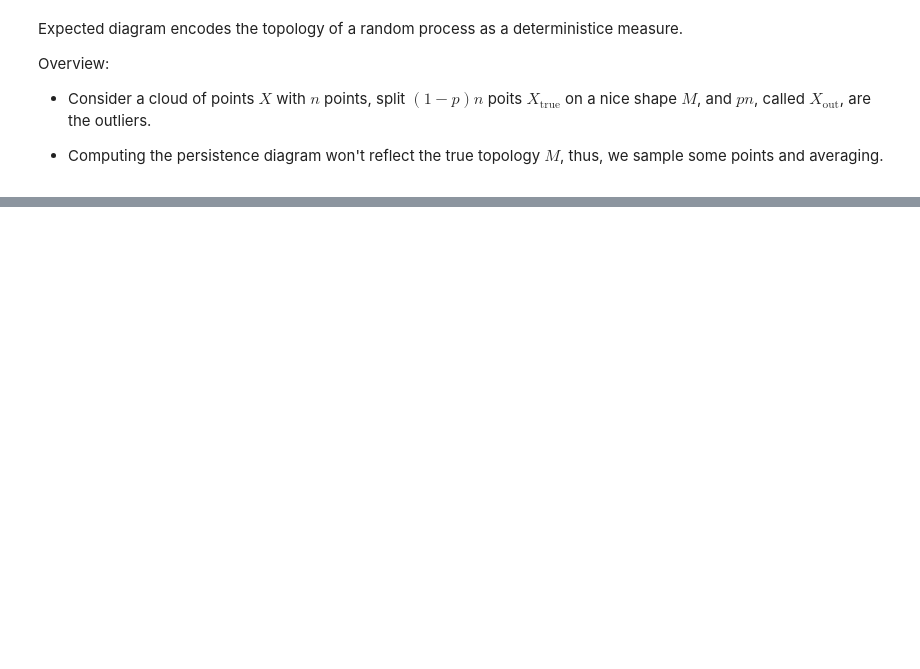
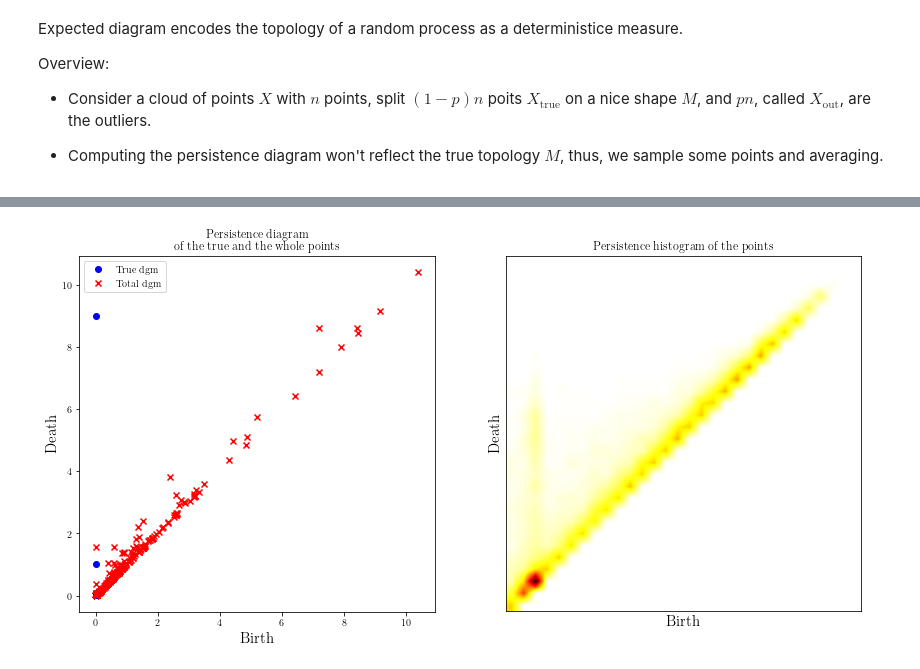
Before and after one commit to sonLe-Thanh/TDATutorials, a Jupyter notebook: Expected persistence diagram.ipynb, the cells around one changed output, grey strips where cells are left out. Drawn from its saved outputs; the diff is of its cells as text; code cells hidden in the pictures; blank space fills up the shorter version.

```diff
--- a/Expected persistence diagram.ipynb
+++ b/Expected persistence diagram.ipynb
@@ -63,0 +62,47 @@ samples = [np.random.choice(n, no_samples, )]
+# %%
+samples = [np.random.choice(n, no_samples, replace=True) for _ in range(no_experiments)]
+X_samples = [X[sample] for sample in samples]
+
+diags = []
+for sample in X_samples:
+    simplex_tree = gd.AlphaComplex(points = sample).create_simplex_tree()
+    persistence = simplex_tree.persistence()
+    diags.append(simplex_tree.persistence_intervals_in_dimension(1))
+# %%
+# To historgram
+# Discretize diagram, return 2D-histogram
+res = 30
+lx = -0.1
+ly = 1.1
+list_hist = []
+for diag in diags:
+    d2h = np.histogram2d(diag[:, 0], diag[:, 1], bins = res, range = [[lx, ly], [lx, ly]])[0]
+    d2h = np.flip(d2h, axis = -1)
+    list_hist.append(d2h)
+histo = np.mean(list_hist, axis=0)
+# %%
+# Plot
+fig = plt.figure(figsize=(14,7))
+ax1 = fig.add_subplot(121)
+ax2 = fig.add_subplot(122)
+
+ax1.scatter(h1_true[:, 0], h1_true[:, 1], marker = 'o', color = "b", label="True dgm")
+ax1.scatter(h1_tot[:, 0], h1_tot[:, 1], marker = 'x', color = 'r', label='Total dgm')
+ax1.set_aspect("equal")
+ax1.set_xlabel("Birth", fontsize=15)
+ax1.set_ylabel("Death", fontsize=15)
+ax1.legend(loc="best")
+ax1.set_title("Persistence diagram\nof the true and the whole points")
+
+
+ax2.imshow(histo, cmap="hot_r", interpolation="bilinear")
+ax2.set_xticks([])
+ax2.set_yticks([])
+ax2.set_aspect("equal")
+ax2.set_xlabel("Birth", fontsize=15)
+ax2.set_ylabel("Death", fontsize=15)
+ax2.set_title("Persistence histogram of the points")
+
+plt.show()
+# %% [output]
+[figure, added]
```
Also changed, not shown: parts of 5 cells of this notebook, 1 other file.
